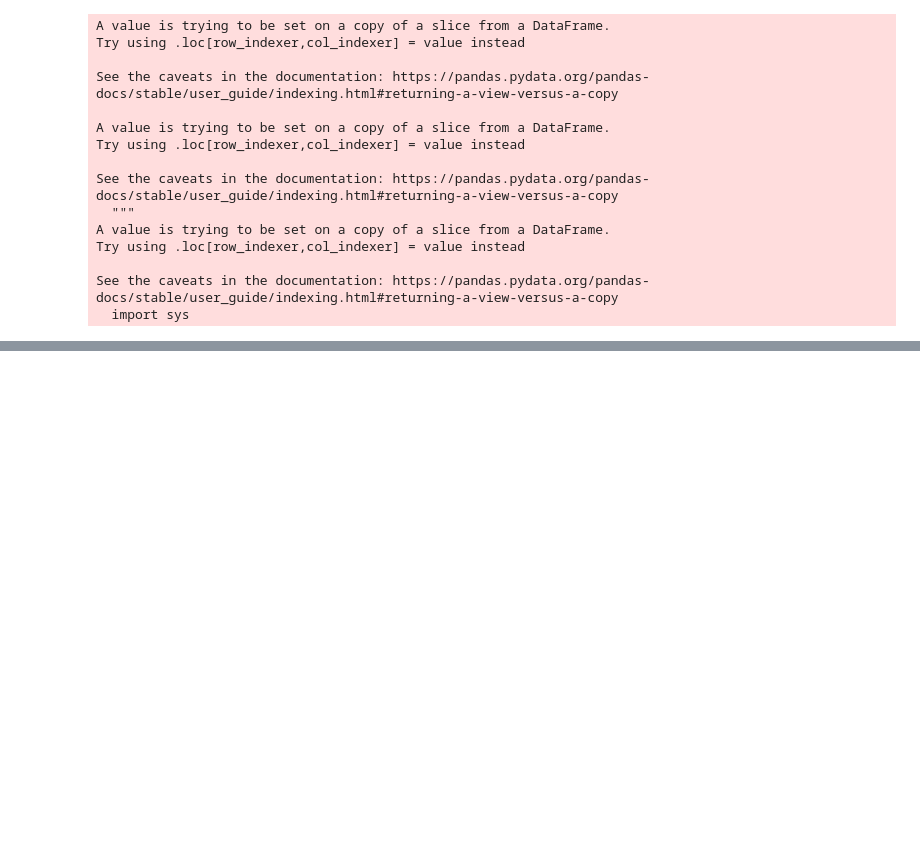
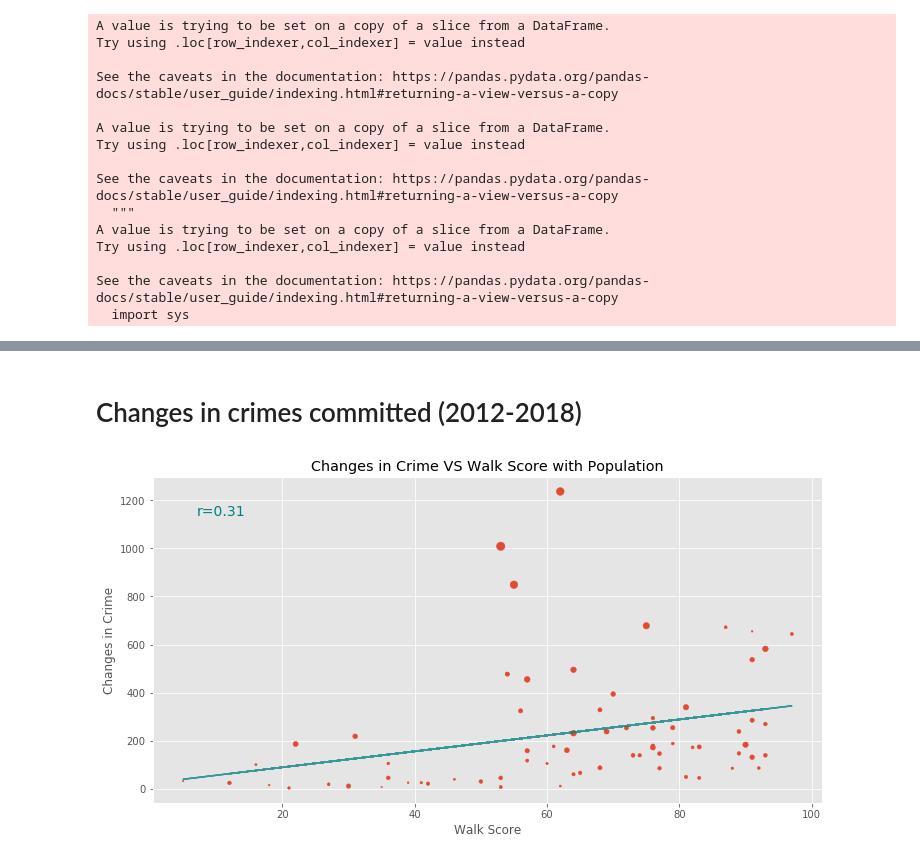
Before and after one commit to troypramsey/WalkabilityRaceIncome_InPortland_2012-2018, a Jupyter notebook: analysis.ipynb, the cells around one changed output, grey strips where cells are left out. Cells and saved outputs as stored; diff of their text form; code cells hidden in the pictures; blank space fills up the shorter version.

Commit message:
condensed crime notebook into data and analysis notebooks

```diff
--- a/analysis.ipynb
+++ b/analysis.ipynb
@@ -310,0 +312,34 @@ plt.show()
+# %% [markdown]
+# Changes in crimes committed (2012-2018)
+# %%
+cvw = pd.read_csv('data_resources/crime_vs_walkscore.csv')
+
+cvw['Change in Crime'] = pd.DataFrame(cvw['OffenseCount2018'] - cvw['OffenseCount2015'])
+crime_walk_df = cvw.drop(columns=['Zipcode', 'OffenseCount2015', 'OffenseCount2018', 'lat', 'lng'])
+
+crime_walk_df.sort_values(by='Walk Score')
+crime_walk_df['Population'] = crime_walk_df['Population'].str.replace(',','').astype(float)
+
+x_values = crime_walk_df['Walk Score']
+y_values = crime_walk_df['Change in Crime']
+z_values = crime_walk_df['Population']
+
+plt.figure(figsize=(12, 6))
+plt.scatter(x=x_values, y=y_values, s=z_values/(z_values.min()/2))
+plt.xlabel('Walk Score', fontsize=12.0)
+plt.ylabel('Changes in Crime', fontsize=12.0)
+plt.title('Changes in Crime VS Walk Score with Population')
+
+(slope, intercept, rvalue, pvalue, stderr) = linregress(x_values, y_values)
+
+regress_values = x_values * slope + intercept
+line_eq = 'y = ' + str(round(slope,2)) + 'x + ' + str(round(intercept,2))
+plt.plot(x_values, regress_values, color='teal', linestyle='solid', alpha=.75)
+plt.annotate(f'r={round(rvalue, 2)}', (x_values.min()+2, y_values.max()-100), fontsize=14,color='teal')
+
+path = f'output_files/crime_pop.png'
+plt.savefig(path, format='png')
+
+plt.show()
+# %% [output]
+[figure, added]
```
Also changed, not shown: parts of 7 cells of this notebook, 11 other files.
